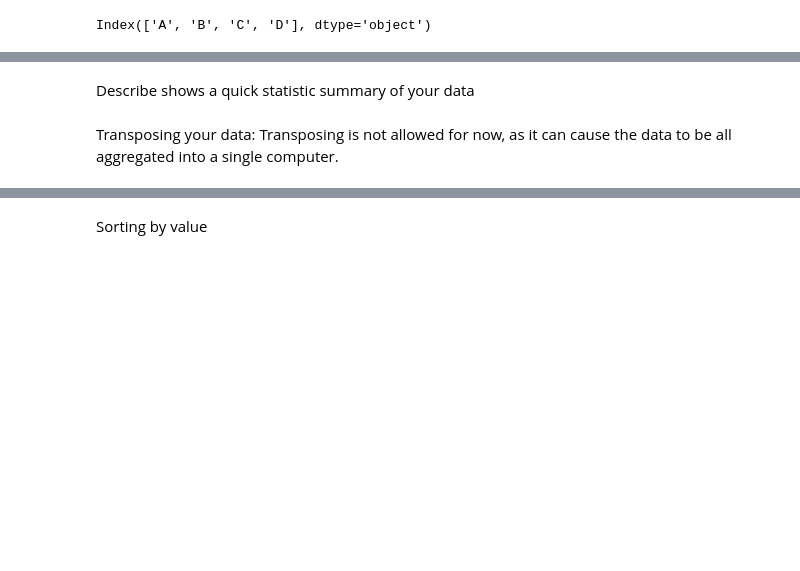
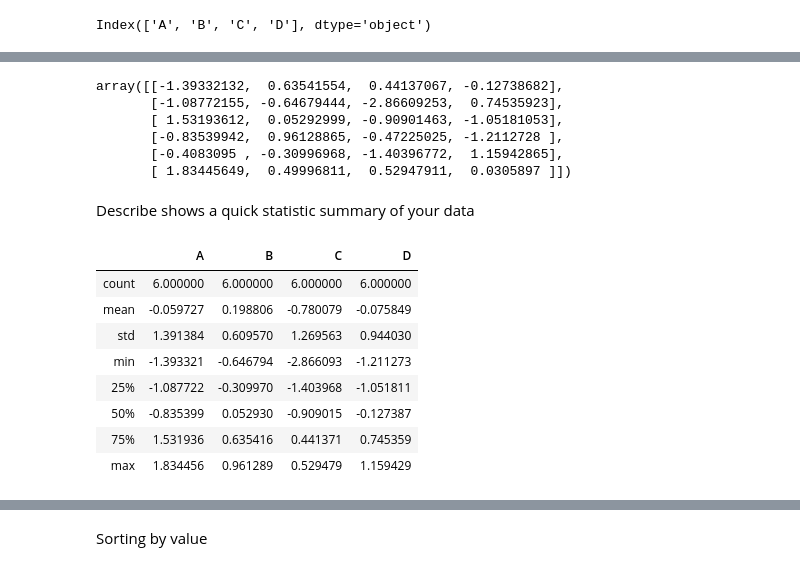
Before and after one commit to databricks/koalas, a Jupyter notebook: docs/10-minutes-to-Koalas.ipynb, the cells around one changed output, grey strips where cells are left out. Saved outputs shown, nothing was run; the diff lists cells and outputs as text; code cells hidden in the pictures; blank space fills up the shorter version.

```diff
--- a/doc/10-minutes-to-Koalas.ipynb
+++ b/docs/10-minutes-to-Koalas.ipynb
@@ -178,2 +165,11 @@ For the same reason, values is not supported: it will usually return too much da
+# %%
+kdf.to_numpy()
+# %% [output]
+array([[-1.39332132,  0.63541554,  0.44137067, -0.12738682],
+       [-1.08772155, -0.64679444, -2.86609253,  0.74535923],
+       [ 1.53193612,  0.05292999, -0.90901463, -1.05181053],
+       [-0.83539942,  0.96128865, -0.47225025, -1.2112728 ],
+       [-0.4083095 , -0.30996968, -1.40396772,  1.15942865],
+       [ 1.83445649,  0.49996811,  0.52947911,  0.0305897 ]])
 # %% [markdown]
 Describe shows a quick statistic summary of your data
@@ -183,2 +175,0 @@ Describe shows a quick statistic summary of your data
-# %% [markdown]
-Transposing your data: Transposing is not allowed for now, as it can cause the data to be all aggregated into a single computer.
@@ -186,0 +176,12 @@ Transposing your data: Transposing is not allowed for now, as it can cause the d
+# %%
+kdf.describe()
+# %% [output]
+|  | A | B | C | D |
+| count | 6.000000 | 6.000000 | 6.000000 | 6.000000 |
+| mean | -0.059727 | 0.198806 | -0.780079 | -0.075849 |
+| std | 1.391384 | 0.609570 | 1.269563 | 0.944030 |
+| min | -1.393321 | -0.646794 | -2.866093 | -1.211273 |
+| 25% | -1.087722 | -0.309970 | -1.403968 | -1.051811 |
+| 50% | -0.835399 | 0.052930 | -0.909015 | -0.127387 |
+| 75% | 1.531936 | 0.635416 | 0.441371 | 0.745359 |
+| max | 1.834456 | 0.961289 | 0.529479 | 1.159429 |
```
Also changed, not shown: parts of 35 cells of this notebook, 2 other files.
